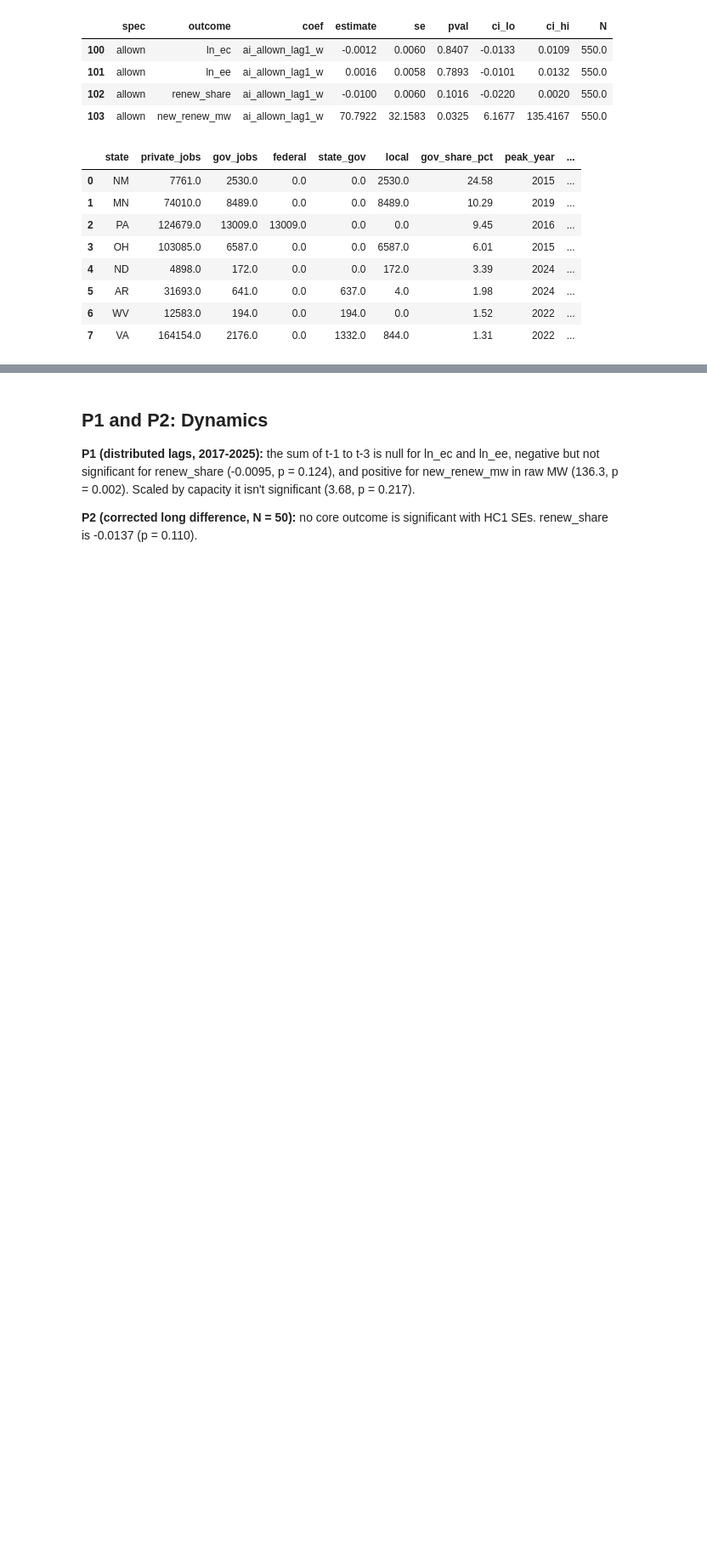
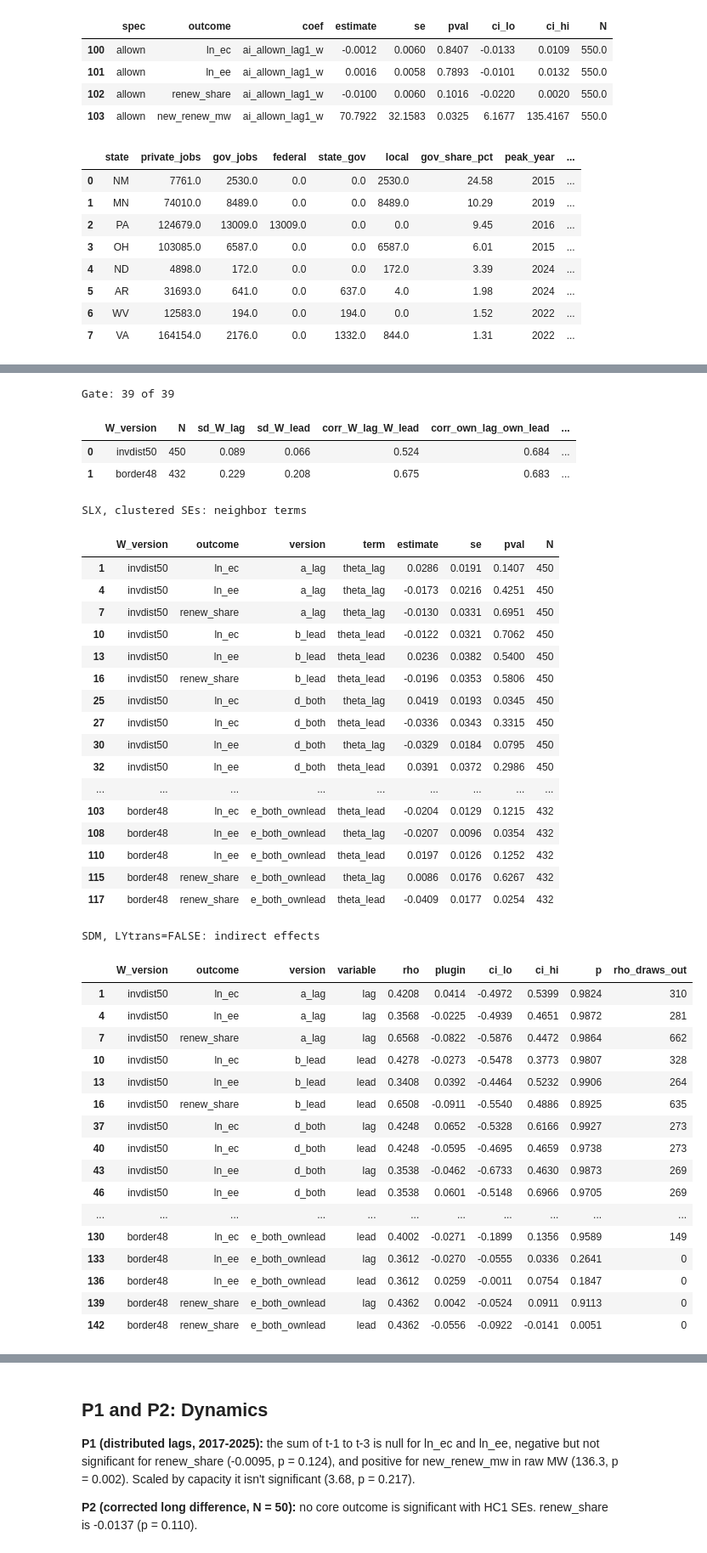
Before and after one commit to SHLEW06/econ499r-ai-renewables, a Jupyter notebook: notebooks/04e_robustness_stretch.ipynb, the cells around one changed output, grey strips where cells are left out. Shown at 85% size. Saved outputs shown, nothing was run; the diff lists cells and outputs as text; code cells hidden in the pictures; blank space fills up the shorter version.

```diff
--- a/notebooks/04e_robustness_stretch.ipynb
+++ b/notebooks/04e_robustness_stretch.ipynb
@@ -202,0 +222,51 @@ show(['placebo', 'placebo-compare', 'placebo-nowins', 'placebo-joint'])
+# %%
+P = f'../results/{DATE}/h3_placebo/'
+sl = pd.read_csv(P + 'placebo_slx.csv'); si = pd.read_csv(P + 'placebo_sdm_impacts.csv')
+print('Gate:', int(pd.read_csv(P + 'gate.csv').ok.sum()), 'of', len(pd.read_csv(P + 'gate.csv')))
+display(pd.read_csv(P + 'lead_lag_variation.csv').round(3))
+keep = ['a_lag', 'b_lead', 'd_both', 'e_both_ownlead']
+print('SLX, clustered SEs: neighbor terms')
+display(sl[sl.version.isin(keep) & sl.term.isin(['theta_lag', 'theta_lead'])][['W_version', 'outcome', 'version', 'term', 'estimate', 'se', 'pval', 'N']].round(4))
+print('SDM, LYtrans=FALSE: indirect effects')
+display(si[si.version.isin(keep) & (si.effect == 'indirect')][['W_version', 'outcome', 'version', 'variable', 'rho', 'plugin', 'ci_lo', 'ci_hi', 'p', 'rho_draws_out']].round(4))
+# %% [output]
+Gate: 39 of 39
+|  | W_version | N | sd_W_lag | sd_W_lead | corr_W_lag_W_lead | corr_own_lag_own_lead | ... |
+| 0 | invdist50 | 450 | 0.089 | 0.066 | 0.524 | 0.684 | ... |
+| 1 | border48 | 432 | 0.229 | 0.208 | 0.675 | 0.683 | ... |
+SLX, clustered SEs: neighbor terms
+|  | W_version | outcome | version | term | estimate | se | pval | N |
+| 1 | invdist50 | ln_ec | a_lag | theta_lag | 0.0286 | 0.0191 | 0.1407 | 450 |
+| 4 | invdist50 | ln_ee | a_lag | theta_lag | -0.0173 | 0.0216 | 0.4251 | 450 |
+| 7 | invdist50 | renew_share | a_lag | theta_lag | -0.0130 | 0.0331 | 0.6951 | 450 |
+| 10 | invdist50 | ln_ec | b_lead | theta_lead | -0.0122 | 0.0321 | 0.7062 | 450 |
+| 13 | invdist50 | ln_ee | b_lead | theta_lead | 0.0236 | 0.0382 | 0.5400 | 450 |
+| 16 | invdist50 | renew_share | b_lead | theta_lead | -0.0196 | 0.0353 | 0.5806 | 450 |
+| 25 | invdist50 | ln_ec | d_both | theta_lag | 0.0419 | 0.0193 | 0.0345 | 450 |
+| 27 | invdist50 | ln_ec | d_both | theta_lead | -0.0336 | 0.0343 | 0.3315 | 450 |
+| 30 | invdist50 | ln_ee | d_both | theta_lag | -0.0329 | 0.0184 | 0.0795 | 450 |
+| 32 | invdist50 | ln_ee | d_both | theta_lead | 0.0391 | 0.0372 | 0.2986 | 450 |
+| ... | ... | ... | ... | ... | ... | ... | ... | ... |
+| 103 | border48 | ln_ec | e_both_ownlead | theta_lead | -0.0204 | 0.0129 | 0.1215 | 432 |
+| 108 | border48 | ln_ee | e_both_ownlead | theta_lag | -0.0207 | 0.0096 | 0.0354 | 432 |
+| 110 | border48 | ln_ee | e_both_ownlead | theta_lead | 0.0197 | 0.0126 | 0.1252 | 432 |
+| 115 | border48 | renew_share | e_both_ownlead | theta_lag | 0.0086 | 0.0176 | 0.6267 | 432 |
+| 117 | border48 | renew_share | e_both_ownlead | theta_lead | -0.0409 | 0.0177 | 0.0254 | 432 |
+SDM, LYtrans=FALSE: indirect effects
+|  | W_version | outcome | version | variable | rho | plugin | ci_lo | ci_hi | p | rho_draws_out |
+| 1 | invdist50 | ln_ec | a_lag | lag | 0.4208 | 0.0414 | -0.4972 | 0.5399 | 0.9824 | 310 |
+| 4 | invdist50 | ln_ee | a_lag | lag | 0.3568 | -0.0225 | -0.4939 | 0.4651 | 0.9872 | 281 |
+| 7 | invdist50 | renew_share | a_lag | lag | 0.6568 | -0.0822 | -0.5876 | 0.4472 | 0.9864 | 662 |
+| 10 | invdist50 | ln_ec | b_lead | lead | 0.4278 | -0.0273 | -0.5478 | 0.3773 | 0.9807 | 328 |
+| 13 | invdist50 | ln_ee | b_lead | lead | 0.3408 | 0.0392 | -0.4464 | 0.5232 | 0.9906 | 264 |
+| 16 | invdist50 | renew_share | b_lead | lead | 0.6508 | -0.0911 | -0.5540 | 0.4886 | 0.8925 | 635 |
+| 37 | invdist50 | ln_ec | d_both | lag | 0.4248 | 0.0652 | -0.5328 | 0.6166 | 0.9927 | 273 |
+| 40 | invdist50 | ln_ec | d_both | lead | 0.4248 | -0.0595 | -0.4695 | 0.4659 | 0.9738 | 273 |
+| 43 | invdist50 | ln_ee | d_both | lag | 0.3538 | -0.0462 | -0.6733 | 0.4630 | 0.9873 | 269 |
+| 46 | invdist50 | ln_ee | d_both | lead | 0.3538 | 0.0601 | -0.5148 | 0.6966 | 0.9705 | 269 |
+| ... | ... | ... | ... | ... | ... | ... | ... | ... | ... | ... |
+| 130 | border48 | ln_ec | e_both_ownlead | lead | 0.4002 | -0.0271 | -0.1899 | 0.1356 | 0.9589 | 149 |
+| 133 | border48 | ln_ee | e_both_ownlead | lag | 0.3612 | -0.0270 | -0.0555 | 0.0336 | 0.2641 | 0 |
+| 136 | border48 | ln_ee | e_both_ownlead | lead | 0.3612 | 0.0259 | -0.0011 | 0.0754 | 0.1847 | 0 |
+| 139 | border48 | renew_share | e_both_ownlead | lag | 0.4362 | 0.0042 | -0.0524 | 0.0911 | 0.9113 | 0 |
+| 142 | border48 | renew_share | e_both_ownlead | lead | 0.4362 | -0.0556 | -0.0922 | -0.0141 | 0.0051 | 0 |
```
Also changed, not shown: parts of 13 cells of this notebook, 7 other files.
